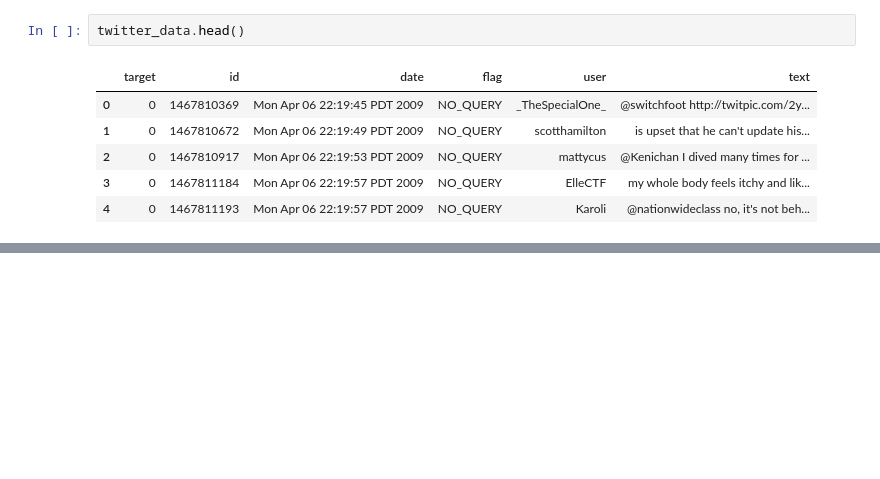
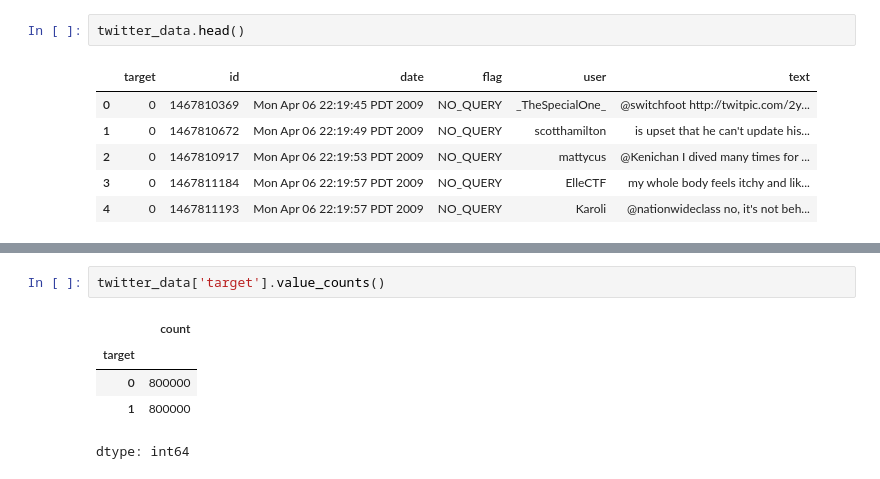
Before and after one commit to sonjoy2074/Twitter-Sentiment-Analysis-NLP, a Jupyter notebook: Twitter_Sentiment_Analysis_NLP.ipynb, the cells around one changed output, grey strips where cells are left out. Drawn from its saved outputs; the diff is of its cells as text; blank space fills up the shorter version.

```diff
--- a/Twitter_Sentiment_Analysis_NLP.ipynb
+++ b/Twitter_Sentiment_Analysis_NLP.ipynb
@@ -98,0 +122,8 @@ twitter_data.head()
+# %%
+twitter_data['target'].value_counts()
+# %% [output]
+|  | count |
+| target |  |
+| 0 | 800000 |
+| 1 | 800000 |
+dtype: int64
```
Also changed, not shown: parts of 28 cells of this notebook.
